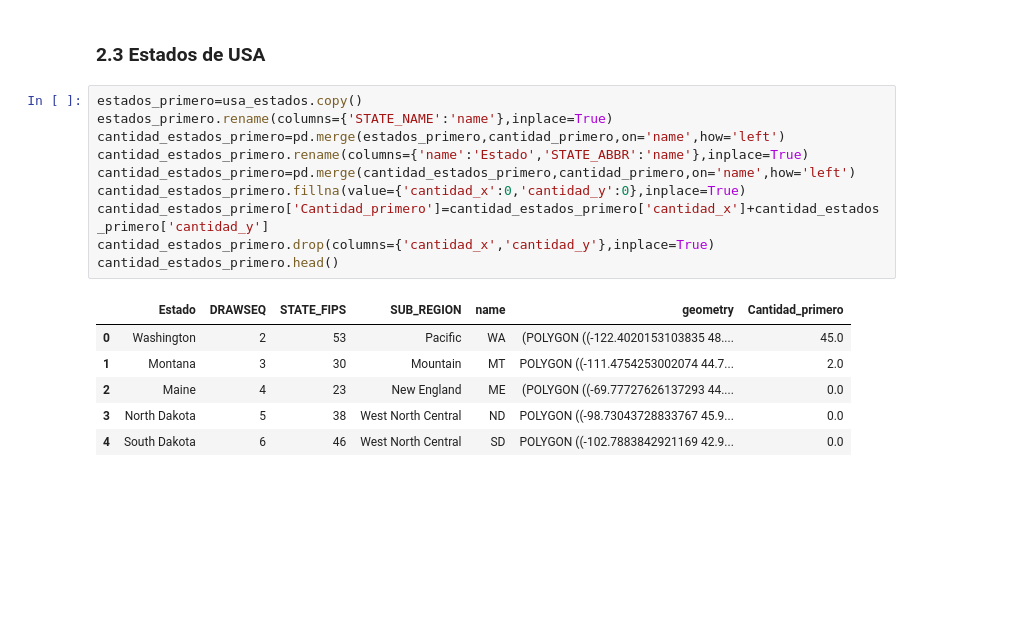
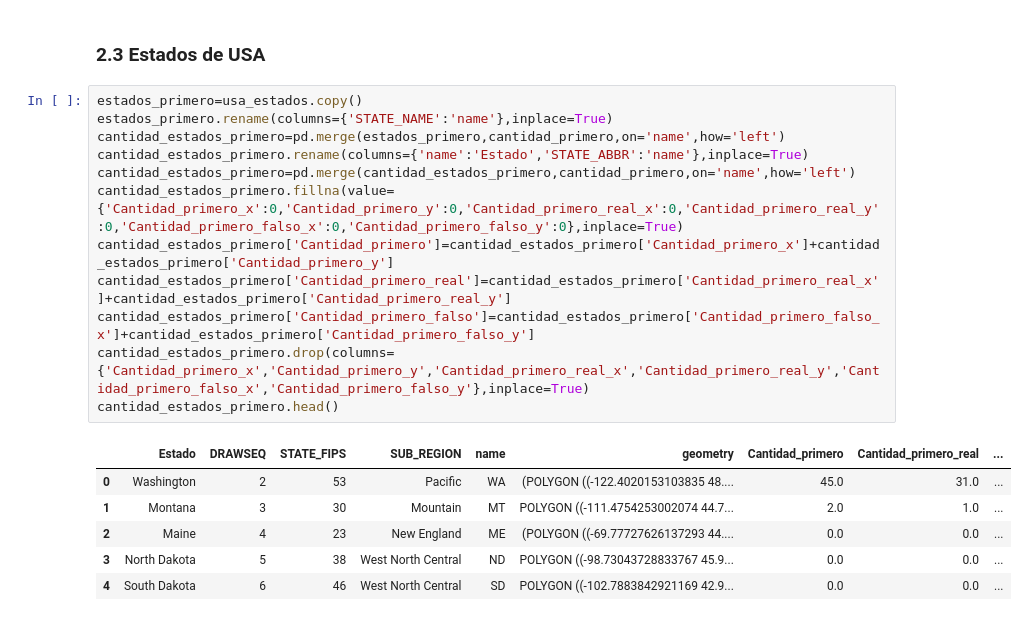
Before and after one commit to SergioCalvani/75.06-Datos-TP1-2020, a Jupyter notebook: Junto.ipynb, the cells around one changed output. Cells and saved outputs as stored; diff of their text form; blank space fills up the shorter version.

Commit message:
Agrego cantidad de cuentas mas mencionadas

```diff
--- a/Junto.ipynb
+++ b/Junto.ipynb
@@ -585,20 +585,22 @@ Text(0.5,1,'Promedio de Tweets Falsos por País')
 # %%
 estados_primero=usa_estados.copy()
 estados_primero.rename(columns={'STATE_NAME':'name'},inplace=True)
 cantidad_estados_primero=pd.merge(estados_primero,cantidad_primero,on='name',how='left')
 cantidad_estados_primero.rename(columns={'name':'Estado','STATE_ABBR':'name'},inplace=True)
 cantidad_estados_primero=pd.merge(cantidad_estados_primero,cantidad_primero,on='name',how='left')
-cantidad_estados_primero.fillna(value={'cantidad_x':0,'cantidad_y':0},inplace=True)
-cantidad_estados_primero['Cantidad_primero']=cantidad_estados_primero['cantidad_x']+cantidad_estados_primero['cantidad_y']
-cantidad_estados_primero.drop(columns={'cantidad_x','cantidad_y'},inplace=True)
+cantidad_estados_primero.fillna(value={'Cantidad_primero_x':0,'Cantidad_primero_y':0,'Cantidad_primero_real_x':0,'Cantidad_primero_real_y':0,'Cantidad_primero_falso_x':0,'Cantidad_primero_falso_y':0},inplace=True)
+cantidad_estados_primero['Cantidad_primero']=cantidad_estados_primero['Cantidad_primero_x']+cantidad_estados_primero['Cantidad_primero_y']
+cantidad_estados_primero['Cantidad_primero_real']=cantidad_estados_primero['Cantidad_primero_real_x']+cantidad_estados_primero['Cantidad_primero_real_y']
+cantidad_estados_primero['Cantidad_primero_falso']=cantidad_estados_primero['Cantidad_primero_falso_x']+cantidad_estados_primero['Cantidad_primero_falso_y']
+cantidad_estados_primero.drop(columns={'Cantidad_primero_x','Cantidad_primero_y','Cantidad_primero_real_x','Cantidad_primero_real_y','Cantidad_primero_falso_x','Cantidad_primero_falso_y'},inplace=True)
 cantidad_estados_primero.head()
 # %% [output]
-|  | Estado | DRAWSEQ | STATE_FIPS | SUB_REGION | name | geometry | Cantidad_primero |
-| 0 | Washington | 2 | 53 | Pacific | WA | (POLYGON ((-122.4020153103835 48.... | 45.0 |
-| 1 | Montana | 3 | 30 | Mountain | MT | POLYGON ((-111.4754253002074 44.7... | 2.0 |
-| 2 | Maine | 4 | 23 | New England | ME | (POLYGON ((-69.77727626137293 44.... | 0.0 |
-| 3 | North Dakota | 5 | 38 | West North Central | ND | POLYGON ((-98.73043728833767 45.9... | 0.0 |
-| 4 | South Dakota | 6 | 46 | West North Central | SD | POLYGON ((-102.7883842921169 42.9... | 0.0 |
+|  | Estado | DRAWSEQ | STATE_FIPS | SUB_REGION | name | geometry | Cantidad_primero | Cantidad_primero_real | ... |
+| 0 | Washington | 2 | 53 | Pacific | WA | (POLYGON ((-122.4020153103835 48.... | 45.0 | 31.0 | ... |
+| 1 | Montana | 3 | 30 | Mountain | MT | POLYGON ((-111.4754253002074 44.7... | 2.0 | 1.0 | ... |
+| 2 | Maine | 4 | 23 | New England | ME | (POLYGON ((-69.77727626137293 44.... | 0.0 | 0.0 | ... |
+| 3 | North Dakota | 5 | 38 | West North Central | ND | POLYGON ((-98.73043728833767 45.9... | 0.0 | 0.0 | ... |
+| 4 | South Dakota | 6 | 46 | West North Central | SD | POLYGON ((-102.7883842921169 42.9... | 0.0 | 0.0 | ... |
 # %%
 estados_segundo=usa_estados.copy()
 estados_segundo.rename(columns={'STATE_NAME':'name'},inplace=True)
```
Also changed, not shown: parts of 20 cells of this notebook.
